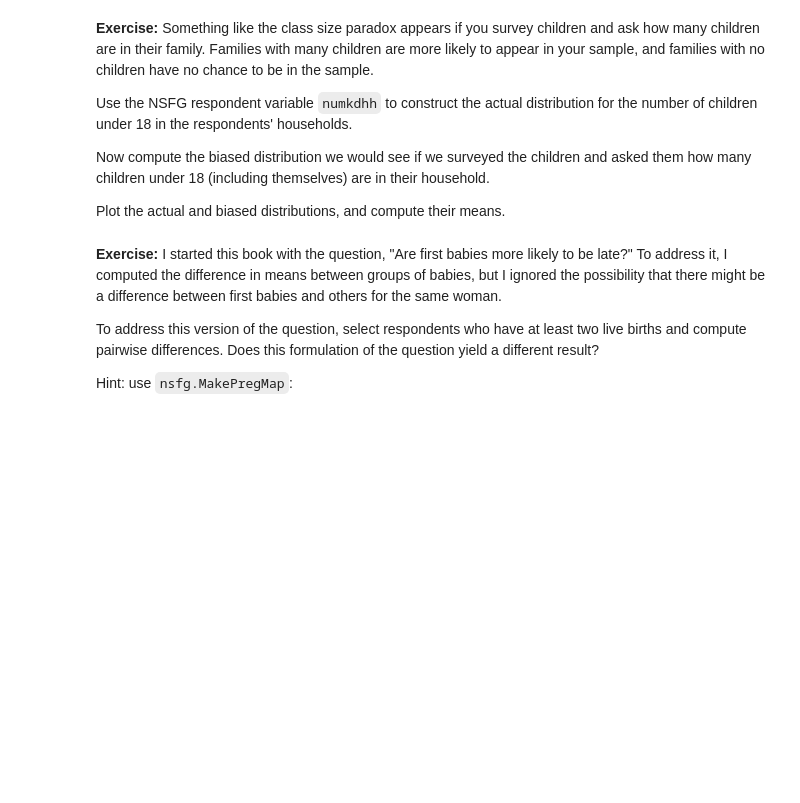
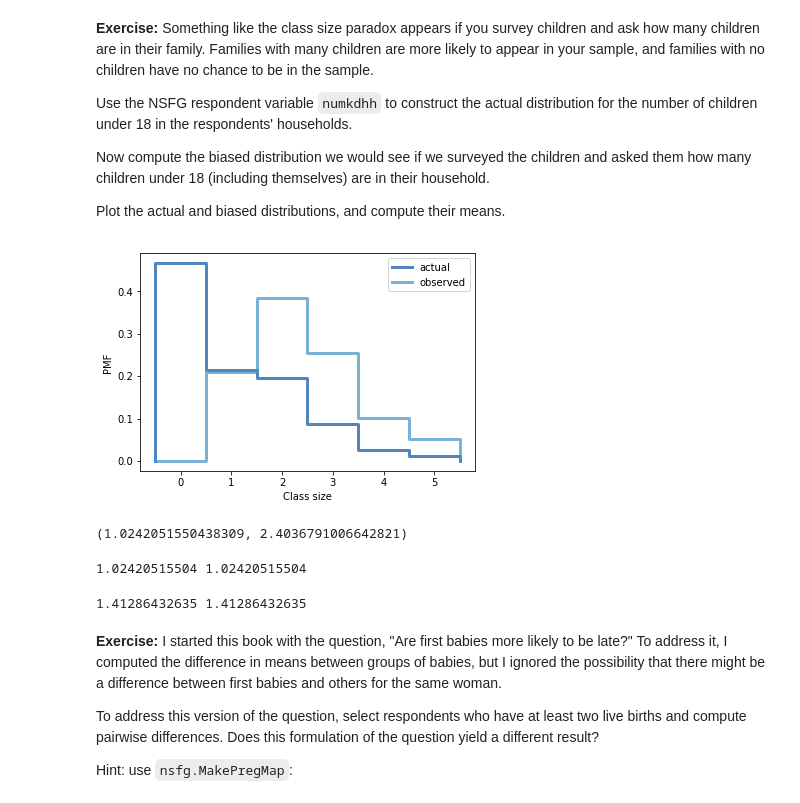
Before and after one commit to ejulio/ThinkStats2, a Jupyter notebook: code/chap03ex.ipynb, the cells around one changed output. Saved outputs shown, nothing was run; the diff lists cells and outputs as text; code cells hidden in the pictures; blank space fills up the shorter version.

```diff
--- a/code/chap03ex.ipynb
+++ b/code/chap03ex.ipynb
@@ -332,3 +324,30 @@ resp = nsfg.ReadFemResp()
+# %%
+pmf = thinkstats2.Pmf(resp.numkdhh, label='actual')
+biased_pmf = BiasPmf(pmf, label='observed')
+thinkplot.PrePlot(2)
+thinkplot.Pmfs([pmf, biased_pmf])
+thinkplot.Config(xlabel='Class size', ylabel='PMF')
+# %% [output]
+[figure, added]
+# %%
+pmf.Mean(), biased_pmf.Mean()
+# %% [output]
+(1.0242051550438309, 2.4036791006642821)
+# %%
+def PmfMean(pmf):
+    return sum([pi * xi for (xi, pi) in pmf.Items()])
+
+print(pmf.Mean(), PmfMean(pmf))
+# %% [output]
+1.02420515504 1.02420515504
+# %%
+def PmfVar(pmf):
+    x_bar = PmfMean(pmf)
+    return sum([pi * (xi - x_bar) ** 2 for (xi, pi) in pmf.Items()])
+
+print(pmf.Var(), PmfVar(pmf))
+# %% [output]
+1.41286432635 1.41286432635
 # %%
 # Solution goes here
 # %%
```
Also changed, not shown: parts of 24 cells of this notebook.
